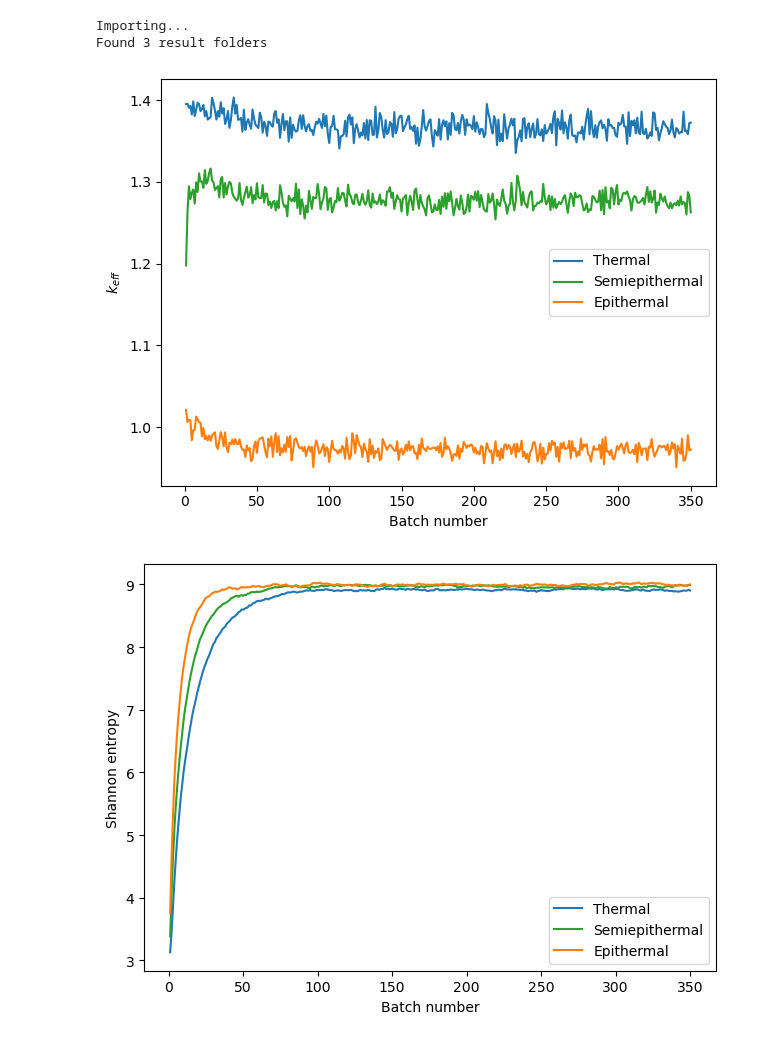
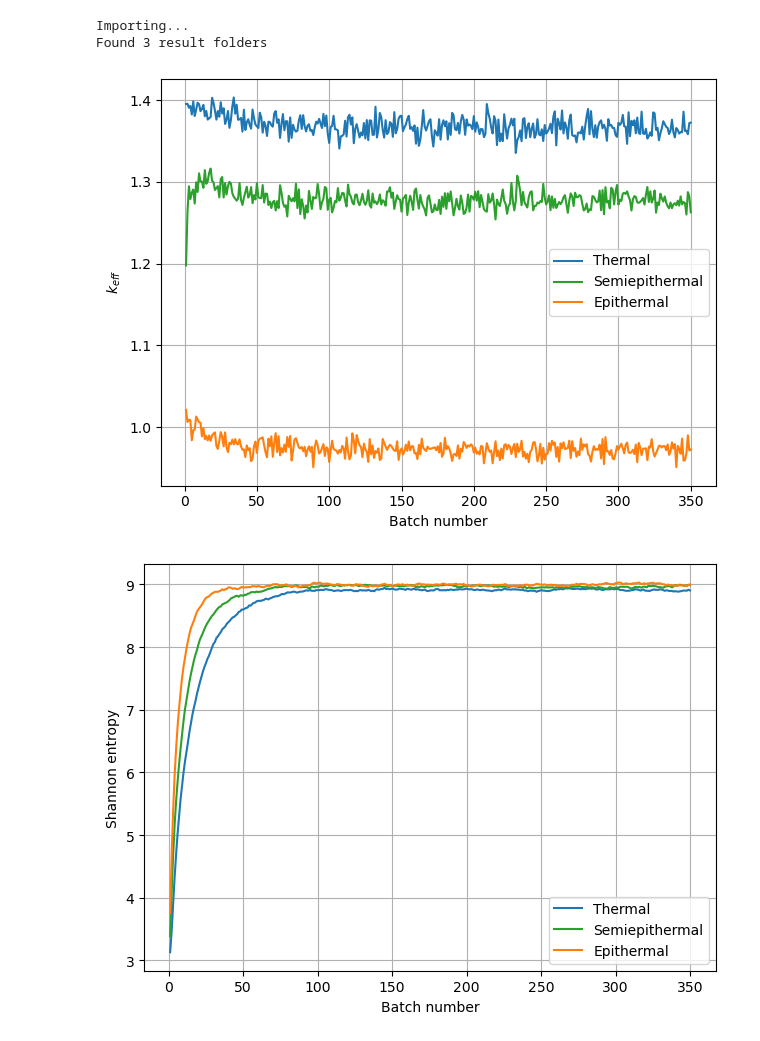
Before and after one commit to Kladdy/master-project, a Jupyter notebook: analysis/runs/R17/plotting/plot.ipynb, the cells around one changed output. Cells and saved outputs as stored; diff of their text form; code cells hidden in the pictures.

```diff
--- a/analysis/runs/R17/plotting/plot.ipynb
+++ b/analysis/runs/R17/plotting/plot.ipynb
@@ -43,32 +43,34 @@ for idx, result_folder in enumerate(tqdm(result_folders)):
     }
 
     result.update(run_settings)
     results.append(result)
 
 
     batches = np.arange(1, statepoint_number + 1)
 
     label = result["reactor_model"].capitalize()
 
     plt.figure(1)
     sns.lineplot(x=batches, y=sp.k_generation, label=label, color=colors[idx])
     # plt.title(f"$k_{{eff}}$ versus batch number")
     plt.xlabel("Batch number")
     plt.ylabel("$k_{{eff}}$")
     plt.legend()
+    plt.grid()
     plt.tight_layout()
     plt.savefig(f"k_eff_vs_batch_number.pdf")
 
     plt.figure(2)
     sns.lineplot(x=batches, y=sp.entropy, label=label, color=colors[idx])
     # plt.title(f"Shannon entropy versus batch number")
     plt.xlabel("Batch number")
     plt.ylabel("Shannon entropy")
     plt.legend()
+    plt.grid()
     plt.tight_layout()
     plt.savefig(f"shannon_entropy_vs_batch_number.pdf")
 # %% [output]
 Importing...
 Found 3 result folders
-[figure, old version]
+[figure, new version]
-[figure, old version]
+[figure, new version]
```
Also changed, not shown: 11 other files.
